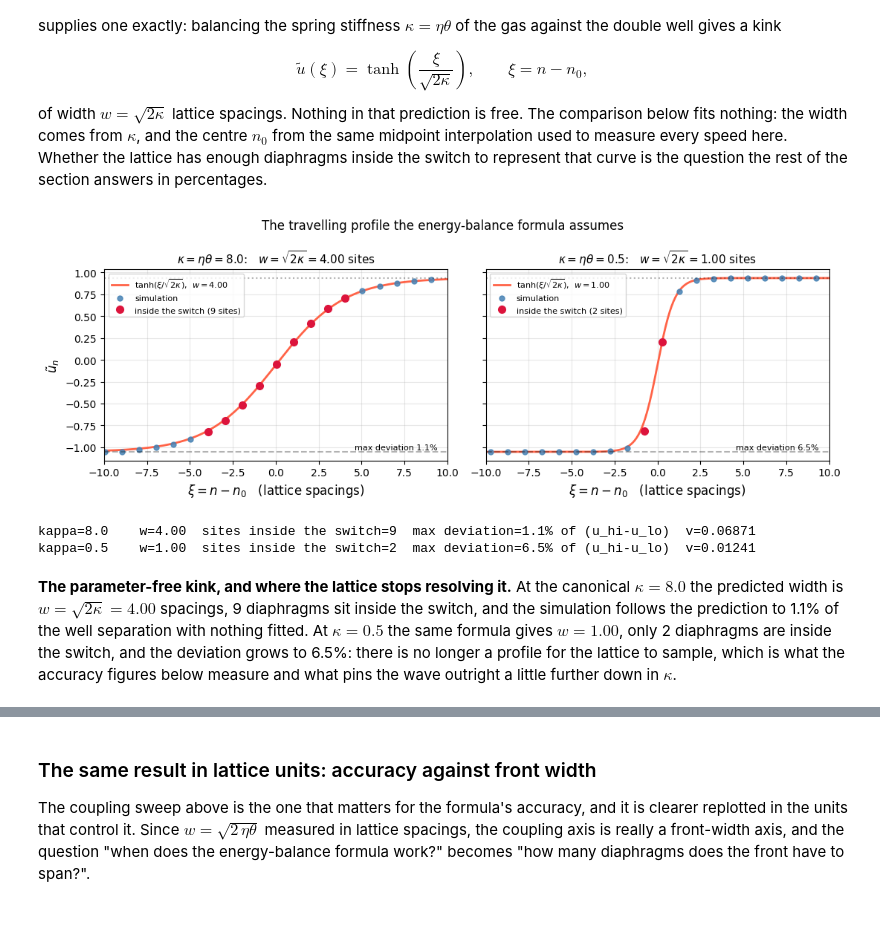
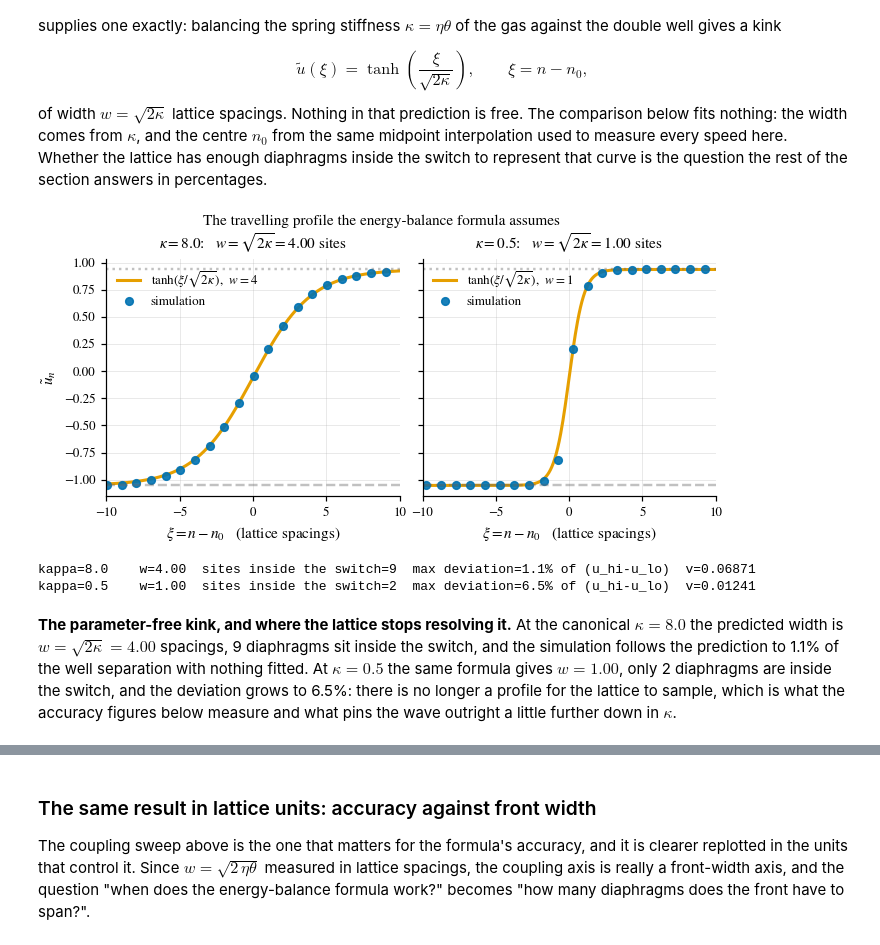
Before and after one commit to Stephang217/1D_Diaghphragms_Fluid_Model, a Jupyter notebook: dimensionless_model.ipynb, the cells around one changed output, grey strips where cells are left out. Cells and saved outputs as stored; diff of their text form; code cells hidden in the pictures; blank space fills up the shorter version.

```diff
--- a/dimensionless_model.ipynb
+++ b/dimensionless_model.ipynb
@@ -472,7 +694,7 @@ section answers in percentages.
 CASES = [(8.0, 200, 150.0, 200),      # kappa, N, T, save_every  -- canonical, w = 4
          (0.5, 120, 3000.0, 2000)]    # narrow: w = 1, still above the pinning threshold
 
-fig, axes = plt.subplots(1, 2, figsize=(11, 4), sharey=True)
+fig, axes = plt.subplots(1, 2, figsize=two_panel(3.1), sharey=True)
 rows_A = []
 for ax, (kap, N_a, T_a, sav_a) in zip(axes, CASES):
     r = run(kap/theta, theta, Pi, Omega, N=N_a, T=T_a, save_every=sav_a)
@@ -486,53 +708,52 @@ for ax, (kap, N_a, T_a, sav_a) in zip(axes, CASES):
     dense  = np.linspace(-10, 10, 400)
     kink   = lambda x: 0.5*(lo + hi) + 0.5*(hi - lo)*np.tanh(x/w)
     keep   = np.abs(xi) <= 10
     band   = (snap > lo + 0.1*(hi - lo)) & (snap < hi - 0.1*(hi - lo))
     inside = int(band.sum())
     dev    = np.max(np.abs(snap[keep] - kink(xi[keep]))) / (hi - lo)
 
-    ax.plot(dense, kink(dense), '-', color='tomato', lw=2,
-            label=rf'$\tanh(\xi/\sqrt{{2\kappa}})$,  $w={w:.2f}$')
-    ax.plot(xi[keep & ~band], snap[keep & ~band], 'o', color='steelblue', ms=5,
-            alpha=0.85, label='simulation')
-    ax.plot(xi[keep & band], snap[keep & band], 'o', color='crimson', ms=7,
-            label=f'inside the switch ({inside} sites)')
-    ax.axhline(lo, color='k', ls='--', alpha=0.3)
-    ax.axhline(hi, color='k', ls=':',  alpha=0.3)
+    # No highlight on the sites inside the switch. Recolouring them collided with
+    # the orange prediction, and shading the band covers 80% of the axes, which
+    # reads as a grey background. The count is a number, so it goes in the
+    # annotation; how many markers span the ramp is already visible.
+    ax.plot(dense, kink(dense), '-', color=C.theory, lw=2,
+            label=rf'$\tanh(\xi/\sqrt{{2\kappa}})$,  $w={w:g}$')
+    ax.plot(xi[keep], snap[keep], 'o', color=C.data, ms=5, alpha=0.9,
+            label='simulation')
+    ax.axhline(lo, color=C.ref, ls='--', alpha=0.4)
+    ax.axhline(hi, color=C.ref, ls=':',  alpha=0.4)
     ax.set_xlim(-10, 10)
-    ax.set_xlabel(r'$\xi = n - n_0$   (lattice spacings)', fontsize=12)
-    ax.set_title(rf'$\kappa = \eta\theta = {kap}$:   $w = \sqrt{{2\kappa}} = {w:.2f}$ sites',
-                 fontsize=11)
+    ax.set_xlabel(r'$\xi = n - n_0$   (lattice spacings)')
+    ax.set_title(rf'$\kappa = {kap}$:   $w = \sqrt{{2\kappa}} = {w:.2f}$ sites')
     ax.grid(True, alpha=0.3)
-    ax.legend(fontsize=8, loc='upper left')
-    ax.text(0.97, 0.05, f'max deviation {100*dev:.1f}%', transform=ax.transAxes,
-            ha='right', va='bottom', fontsize=8)
+    ax.legend(loc='upper left')
+    # No annotation on the figure. The site count is in the caption, and the max
+    # deviation was inviting a comparison with the speed-ratio errors of the next
+    # figure, which are a different quantity measured a different way.
     rows_A.append((kap, w, inside, 100*dev, r['speed']))
 
-axes[0].set_ylabel(r'$\tilde u_n$', fontsize=12)
+axes[0].set_ylabel(r'$\tilde u_n$')
 plt.suptitle('The travelling profile the energy-balance formula assumes')
-plt.tight_layout()
-
-plt.savefig('figures/tanh_profile_overlay.png', dpi=120, bbox_inches='tight')
-
+save(fig, 'tanh_profile_overlay')
 plt.show()
 
 for kap, w, inside, dev, sp in rows_A:
     print(f"kappa={kap:<5}  w={w:.2f}  sites inside the switch={inside}  "
           f"max deviation={dev:.1f}% of (u_hi-u_lo)  v={sp:.5f}")
 
 display(Markdown(f"""
 **The parameter-free kink, and where the lattice stops resolving it.** At the canonical
 $\\kappa = {rows_A[0][0]}$ the predicted width is $w = \\sqrt{{2\\kappa}} = {rows_A[0][1]:.2f}$
 spacings, {rows_A[0][2]} diaphragms sit inside the switch, and the simulation follows the
 prediction to {rows_A[0][3]:.1f}% of the well separation with nothing fitted. At
 $\\kappa = {rows_A[1][0]}$ the same formula gives $w = {rows_A[1][1]:.2f}$, only
 {rows_A[1][2]} diaphragms are inside the switch, and the deviation grows to
 {rows_A[1][3]:.1f}%: there is no longer a profile for the lattice to sample, which is
 what the accuracy figures below measure and what pins the wave outright a little further
 down in $\\kappa$.
 """))
 # %% [output]
-[figure, old version]
+[figure, new version]
 kappa=8.0    w=4.00  sites inside the switch=9  max deviation=1.1% of (u_hi-u_lo)  v=0.06871
 kappa=0.5    w=1.00  sites inside the switch=2  max deviation=6.5% of (u_hi-u_lo)  v=0.01241
 
```
Also changed, not shown: parts of 19 cells of this notebook, 33 other files.
